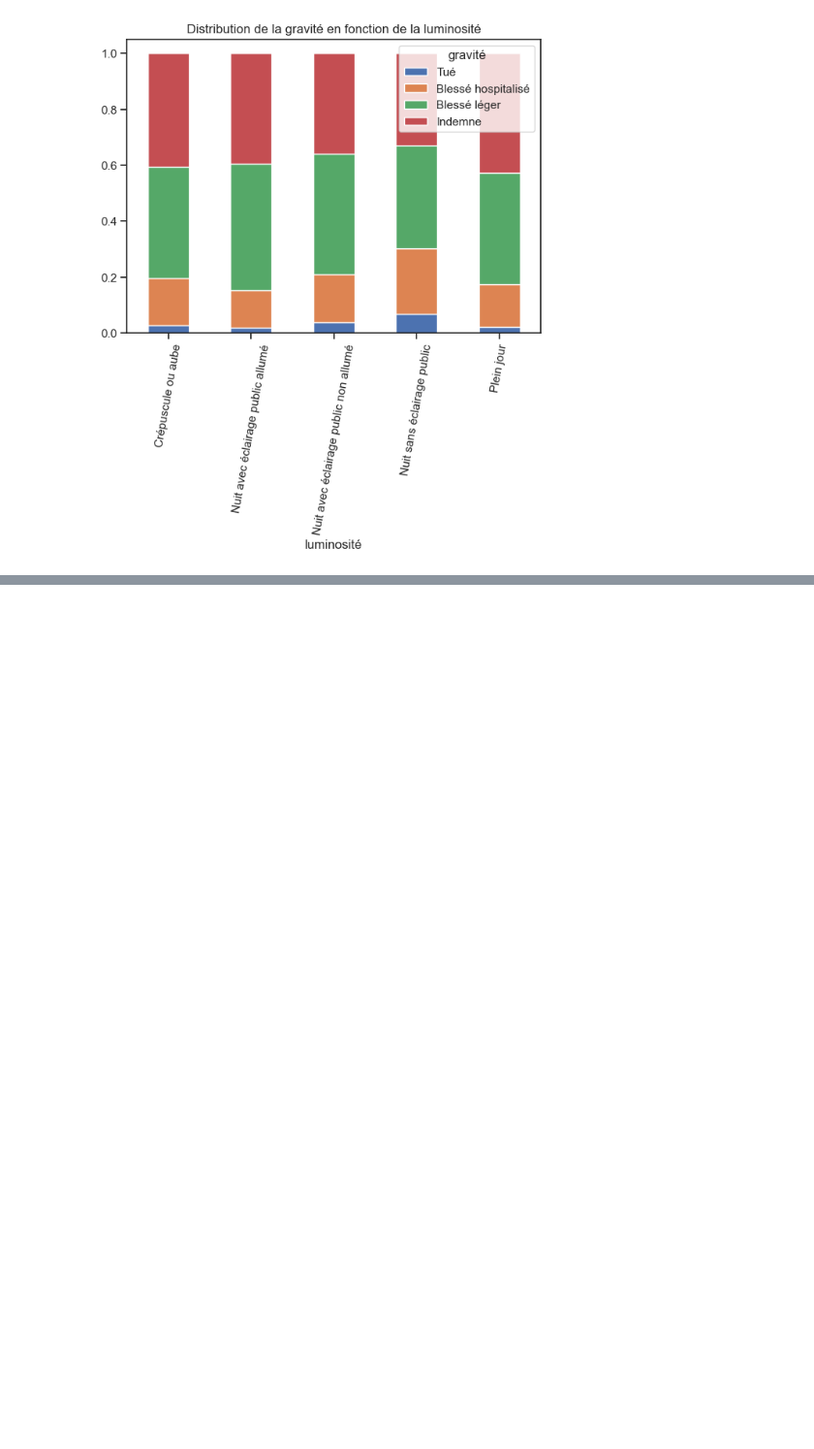
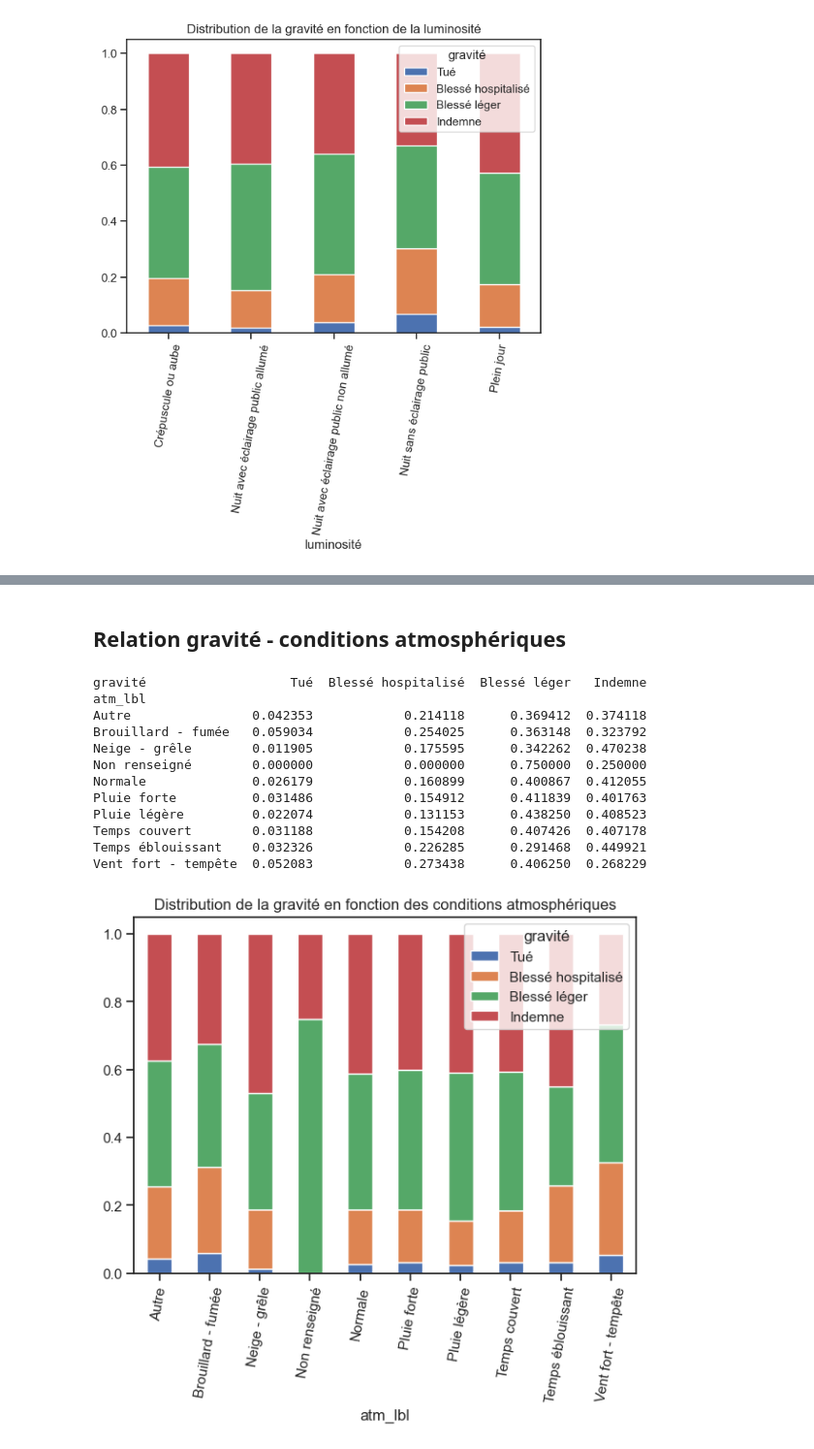
Before and after one commit to nicolascarayon/projet-accidents-routiers, a Jupyter notebook: nico_grav_caract.ipynb, the cells around one changed output, grey strips where cells are left out. Shown: that part at 97% size. Drawn from its saved outputs; the diff is of its cells as text; code cells hidden in the pictures; blank space fills up the shorter version.

```diff
--- a/nico_grav_caract.ipynb
+++ b/nico_grav_caract.ipynb
@@ -141,0 +239,27 @@ gravité        date       tue  blesse_hosp  bless_leger   indemne
+# %% [markdown]
+## Relation gravité - conditions atmosphériques
+# %%
+df_cross = pd.crosstab(df['atm_lbl'], df['gravité'], normalize='index')
+df_cross = df_cross.reindex(columns=columns_titles)
+print(df_cross)
+
+sns.set_theme(style="ticks")
+f, ax = plt.subplots(figsize=(7, 5))
+chart = df_cross.plot(kind="bar", stacked=True, rot=0, ax=ax,
+                         title="Distribution de la gravité en fonction des conditions atmosphériques")
+chart.set_xticklabels(chart.get_xticklabels(), rotation=80)
+sns.move_legend(ax, "upper right")
+# %% [output]
+gravité                   Tué  Blessé hospitalisé  Blessé léger   Indemne
+atm_lbl
+Autre                0.042353            0.214118      0.369412  0.374118
+Brouillard - fumée   0.059034            0.254025      0.363148  0.323792
+Neige - grêle        0.011905            0.175595      0.342262  0.470238
+Non renseigné        0.000000            0.000000      0.750000  0.250000
+Normale              0.026179            0.160899      0.400867  0.412055
+Pluie forte          0.031486            0.154912      0.411839  0.401763
+Pluie légère         0.022074            0.131153      0.438250  0.408523
+Temps couvert        0.031188            0.154208      0.407426  0.407178
+Temps éblouissant    0.032326            0.226285      0.291468  0.449921
+Vent fort - tempête  0.052083            0.273438      0.406250  0.268229
+[figure, added]
```
Also changed, not shown: parts of 11 cells of this notebook, 1 other file.
